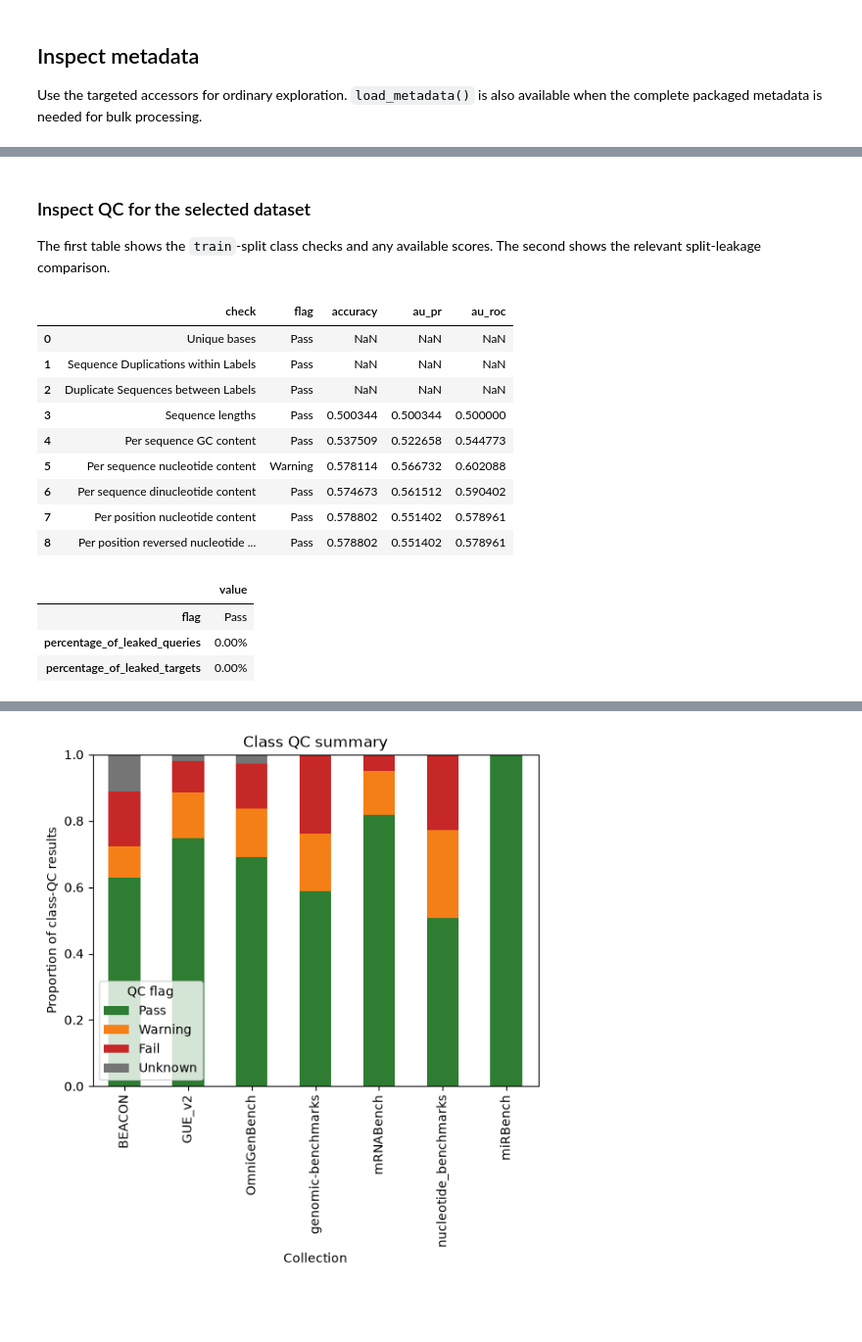
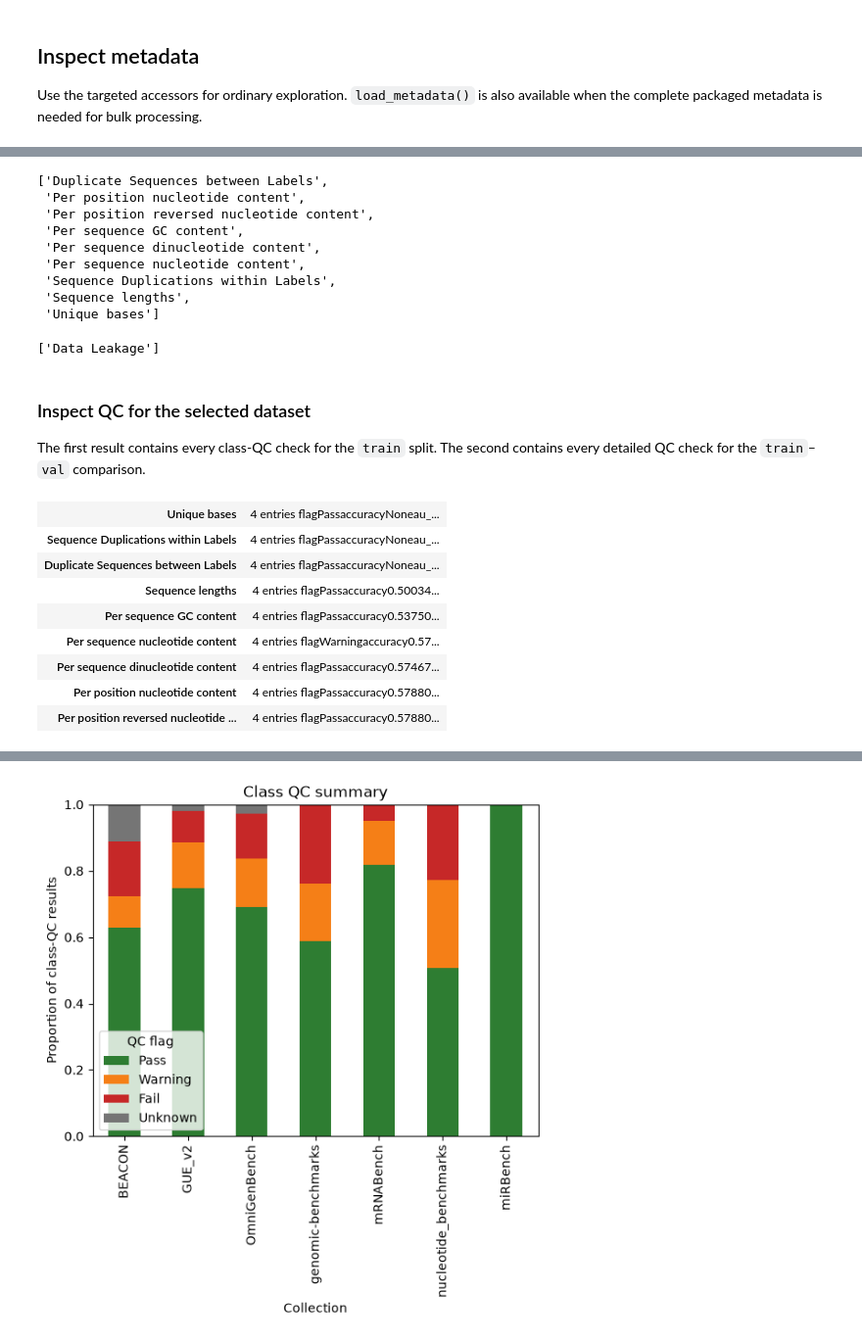
Before and after one commit to genomic-benchmarks/genomic-benchmarks-data, a Jupyter notebook: tutorials/genomic-benchmarks-data4agents.ipynb, the cells around one changed output, grey strips where cells are left out. Shown at 98% size. Saved outputs shown, nothing was run; the diff lists cells and outputs as text; code cells hidden in the pictures; blank space fills up the shorter version.

```diff
--- a/tutorials/genomic-benchmarks-data4agents.ipynb
+++ b/tutorials/genomic-benchmarks-data4agents.ipynb
@@ -154,7 +166,5 @@ Use `columns="all"` to include identifiers and any other auxiliary columns. The
 # %%
-validation_all = gbd.load_dataset(
-    COLLECTION, DATASET, "val", columns="all"
-)
-validation_all.head()
+train_all = gbd.load_dataset(COLLECTION, DATASET, "train", columns="all")
+train_all.head()
 # %% [output]
 |  | id | row_index | seq | label |
@@ -189,9 +179,0 @@ Class QC examines individual splits. Split QC compares two splits for leakage. `
-# %%
-class_qc = gbd.load_qc_results("class")
-split_qc = gbd.load_qc_results("split")
-
-qc_metrics = {
-    qc_type: gbd.list_qc_metrics(qc_type)
-    for qc_type in ("class", "split")
-}
-gbd.pretty(qc_metrics)
@@ -201,38 +180,35 @@ gbd.pretty(qc_metrics)
+# %%
+class_qc_metrics = gbd.list_qc_metrics("class")
+gbd.pretty(class_qc_metrics)
+# %% [output]
+['Duplicate Sequences between Labels',
+ 'Per position nucleotide content',
+ 'Per position reversed nucleotide content',
+ 'Per sequence GC content',
+ 'Per sequence dinucleotide content',
+ 'Per sequence nucleotide content',
+ 'Sequence Duplications within Labels',
+ 'Sequence lengths',
+ 'Unique bases']
+# %%
+split_qc_metrics = gbd.list_qc_metrics("split")
+gbd.pretty(split_qc_metrics)
+# %% [output]
+['Data Leakage']
 # %% [markdown]
 ### Inspect QC for the selected dataset
 
-The first table shows the `train`-split class checks and any available scores. The second shows the relevant split-leakage comparison.
+The first result contains every class-QC check for the `train` split. The second contains every detailed QC check for the `train`–`val` comparison.
 # %%
-class_qc_table = (
-    pd.DataFrame.from_dict(
-        class_qc[COLLECTION][DATASET]["train"],
-        orient="index",
-    )
-    .rename_axis("check")
-    .reset_index()
-)
-
-split_leakage = pd.Series(
-    split_qc[COLLECTION][DATASET]["comparisons"]["train"]["val"][
-        "Data Leakage"
-    ],
-    name="value",
-).to_frame()
-
-display(class_qc_table)
-split_leakage
+class_qc = gbd.get_class_qc_results(COLLECTION, DATASET, "train")
+gbd.pretty(class_qc)
 # %% [output]
-|  | check | flag | accuracy | au_pr | au_roc |
-| 0 | Unique bases | Pass | NaN | NaN | NaN |
-| 1 | Sequence Duplications within Labels | Pass | NaN | NaN | NaN |
-| 2 | Duplicate Sequences between Labels | Pass | NaN | NaN | NaN |
-| 3 | Sequence lengths | Pass | 0.500344 | 0.500344 | 0.500000 |
-| 4 | Per sequence GC content | Pass | 0.537509 | 0.522658 | 0.544773 |
-| 5 | Per sequence nucleotide content | Warning | 0.578114 | 0.566732 | 0.602088 |
-| 6 | Per sequence dinucleotide content | Pass | 0.574673 | 0.561512 | 0.590402 |
-| 7 | Per position nucleotide content | Pass | 0.578802 | 0.551402 | 0.578961 |
-| 8 | Per position reversed nucleotide ... | Pass | 0.578802 | 0.551402 | 0.578961 |
+| Unique bases | 4 entries flagPassaccuracyNoneau_... |
+| Sequence Duplications within Labels | 4 entries flagPassaccuracyNoneau_... |
+| Duplicate Sequences between Labels | 4 entries flagPassaccuracyNoneau_... |
+| Sequence lengths | 4 entries flagPassaccuracy0.50034... |
+| Per sequence GC content | 4 entries flagPassaccuracy0.53750... |
+| Per sequence nucleotide content | 4 entries flagWarningaccuracy0.57... |
+| Per sequence dinucleotide content | 4 entries flagPassaccuracy0.57467... |
+| Per position nucleotide content | 4 entries flagPassaccuracy0.57880... |
+| Per position reversed nucleotide ... | 4 entries flagPassaccuracy0.57880... |
-|  | value |
-| flag | Pass |
-| percentage_of_leaked_queries | 0.00% |
-| percentage_of_leaked_targets | 0.00% |
```
Also changed, not shown: parts of 36 cells of this notebook, 8 other files.
